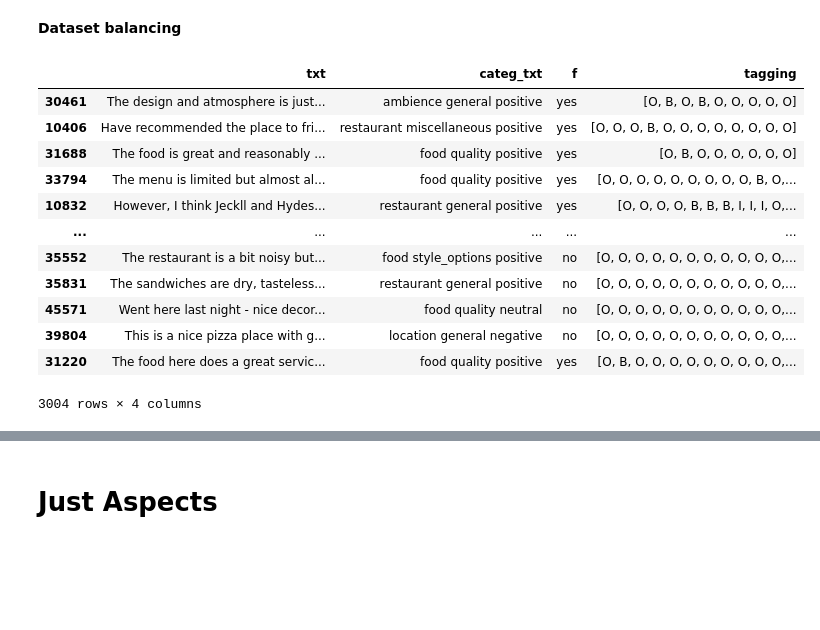
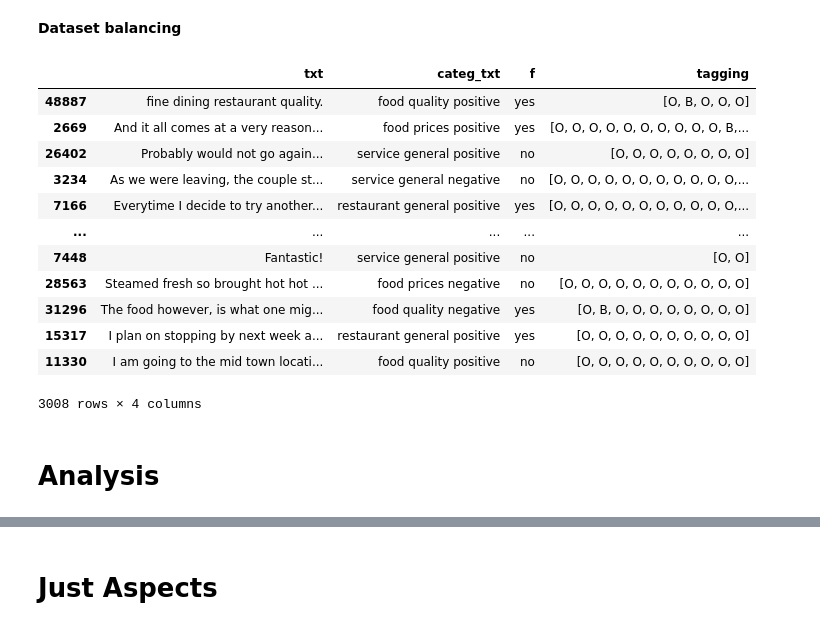
Before and after one commit to simone-rizzo/TABSA-Semeval-Competition, a Jupyter notebook: hlt_project.ipynb, the cells around one changed output, grey strips where cells are left out. Drawn from its saved outputs; the diff is of its cells as text; code cells hidden in the pictures; blank space fills up the shorter version.

```diff
--- a/hlt_project.ipynb
+++ b/hlt_project.ipynb
@@ -400,24 +423,33 @@ df
 # %%
 from sklearn.utils import shuffle
 df_yes = df[df['f']=="yes"]
 df_no = df[df['f']=="no"]
 df_yes = shuffle(df_yes)
 df_no = shuffle(df_no)
-df_no = df_no.iloc[:1500]
-df=pd.concat([df_yes,df_no])
+
+counts=df_yes['categ_txt'].value_counts().values.tolist()
+cat_nums=[(v,counts[i]) for i,v in enumerate(df_yes['categ_txt'].value_counts().index.tolist())]
+df_no_balanced = pd.DataFrame([],columns=df_yes.columns)
+for c,num in cat_nums:
+  selected=df_no[df_no['categ_txt']==c]
+  selected=shuffle(selected)
+  selected=selected.iloc[:num]
+  df_no_balanced=pd.concat([df_no_balanced,selected])
+
+df=pd.concat([df_yes, df_no_balanced])
 df = shuffle(df)
 df
 # %% [output]
 |  | txt | categ_txt | f | tagging |
-| 30461 | The design and atmosphere is just... | ambience general positive | yes | [O, B, O, B, O, O, O, O, O] |
-| 10406 | Have recommended the place to fri... | restaurant miscellaneous positive | yes | [O, O, O, B, O, O, O, O, O, O, O, O] |
-| 31688 | The food is great and reasonably ... | food quality positive | yes | [O, B, O, O, O, O, O, O] |
-| 33794 | The menu is limited but almost al... | food quality positive | yes | [O, O, O, O, O, O, O, O, O, B, O,... |
-| 10832 | However, I think Jeckll and Hydes... | restaurant general positive | yes | [O, O, O, O, B, B, B, I, I, I, O,... |
+| 48887 | fine dining restaurant quality. | food quality positive | yes | [O, B, O, O, O] |
+| 2669 | And it all comes at a very reason... | food prices positive | yes | [O, O, O, O, O, O, O, O, O, O, B,... |
+| 26402 | Probably would not go again... | service general positive | no | [O, O, O, O, O, O, O, O] |
+| 3234 | As we were leaving, the couple st... | service general negative | no | [O, O, O, O, O, O, O, O, O, O, O,... |
+| 7166 | Everytime I decide to try another... | restaurant general positive | yes | [O, O, O, O, O, O, O, O, O, O, O,... |
 | ... | ... | ... | ... | ... |
-| 35552 | The restaurant is a bit noisy but... | food style_options positive | no | [O, O, O, O, O, O, O, O, O, O, O,... |
-| 35831 | The sandwiches are dry, tasteless... | restaurant general positive | no | [O, O, O, O, O, O, O, O, O, O, O,... |
-| 45571 | Went here last night - nice decor... | food quality neutral | no | [O, O, O, O, O, O, O, O, O, O, O,... |
-| 39804 | This is a nice pizza place with g... | location general negative | no | [O, O, O, O, O, O, O, O, O, O, O,... |
-| 31220 | The food here does a great servic... | food quality positive | yes | [O, B, O, O, O, O, O, O, O, O, O,... |
+| 7448 | Fantastic! | service general positive | no | [O, O] |
+| 28563 | Steamed fresh so brought hot hot ... | food prices negative | no | [O, O, O, O, O, O, O, O, O, O, O] |
+| 31296 | The food however, is what one mig... | food quality negative | yes | [O, B, O, O, O, O, O, O, O, O] |
+| 15317 | I plan on stopping by next week a... | restaurant general positive | yes | [O, O, O, O, O, O, O, O, O, O] |
+| 11330 | I am going to the mid town locati... | food quality positive | no | [O, O, O, O, O, O, O, O, O, O] |
-3004 rows × 4 columns
+3008 rows × 4 columns
@@ -423,0 +458,2 @@ df
+# %% [markdown]
+# Analysis
```
Also changed, not shown: parts of 108 cells of this notebook.
